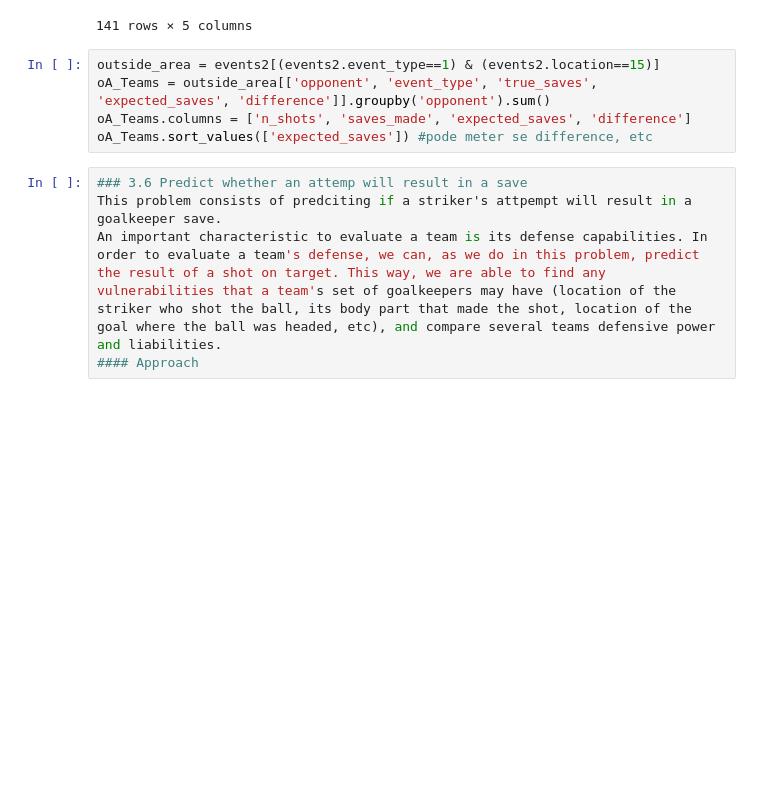
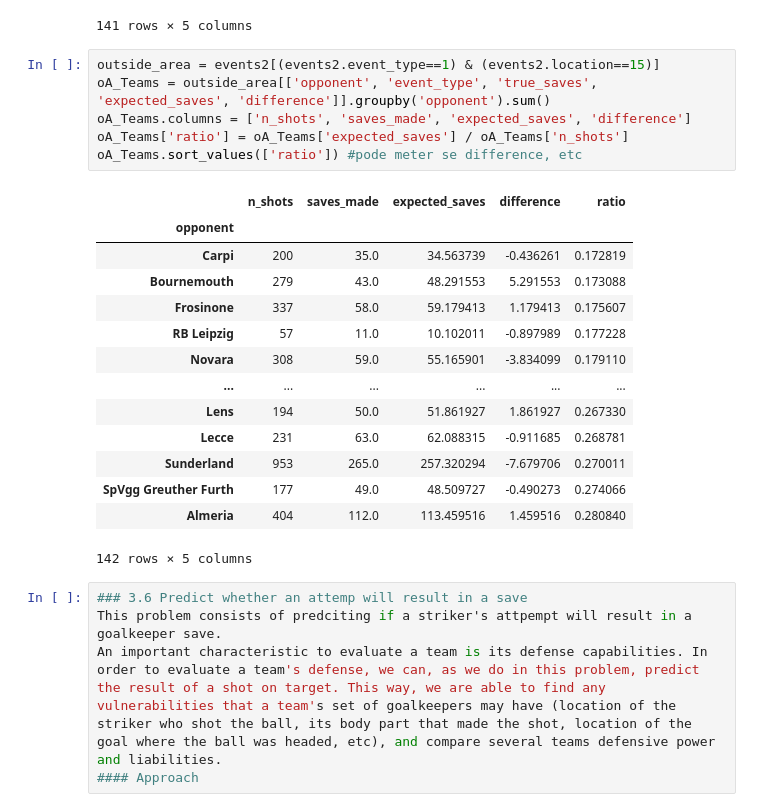
Before and after one commit to gmtorres/MIEIC_19_20_IART, a Jupyter notebook: Proj2/expected_save.ipynb, the cells around one changed output. Cells and saved outputs as stored; diff of their text form; blank space fills up the shorter version.

Commit message:
Better text and ratio instead of expected

```diff
--- a/Proj2/expected_save.ipynb
+++ b/Proj2/expected_save.ipynb
@@ -197,8 +197,24 @@ xG_Teams[xG_Teams.n_shots>150].sort_values(['xG_per_shot_ratio', 'saves_made'])
 # %%
 outside_area = events2[(events2.event_type==1) & (events2.location==15)]
 oA_Teams = outside_area[['opponent', 'event_type', 'true_saves', 'expected_saves', 'difference']].groupby('opponent').sum()
 oA_Teams.columns = ['n_shots', 'saves_made', 'expected_saves', 'difference']
-oA_Teams.sort_values(['expected_saves']) #pode meter se difference, etc
+oA_Teams['ratio'] = oA_Teams['expected_saves'] / oA_Teams['n_shots']
+oA_Teams.sort_values(['ratio']) #pode meter se difference, etc
+# %% [output]
+|  | n_shots | saves_made | expected_saves | difference | ratio |
+| opponent |  |  |  |  |  |
+| Carpi | 200 | 35.0 | 34.563739 | -0.436261 | 0.172819 |
+| Bournemouth | 279 | 43.0 | 48.291553 | 5.291553 | 0.173088 |
+| Frosinone | 337 | 58.0 | 59.179413 | 1.179413 | 0.175607 |
+| RB Leipzig | 57 | 11.0 | 10.102011 | -0.897989 | 0.177228 |
+| Novara | 308 | 59.0 | 55.165901 | -3.834099 | 0.179110 |
+| ... | ... | ... | ... | ... | ... |
+| Lens | 194 | 50.0 | 51.861927 | 1.861927 | 0.267330 |
+| Lecce | 231 | 63.0 | 62.088315 | -0.911685 | 0.268781 |
+| Sunderland | 953 | 265.0 | 257.320294 | -7.679706 | 0.270011 |
+| SpVgg Greuther Furth | 177 | 49.0 | 48.509727 | -0.490273 | 0.274066 |
+| Almeria | 404 | 112.0 | 113.459516 | 1.459516 | 0.280840 |
+142 rows × 5 columns
 # %%
 ### 3.6 Predict whether an attemp will result in a save
 This problem consists of predciting if a striker's attpempt will result in a goalkeeper save.
```
Also changed, not shown: parts of 6 cells of this notebook.
